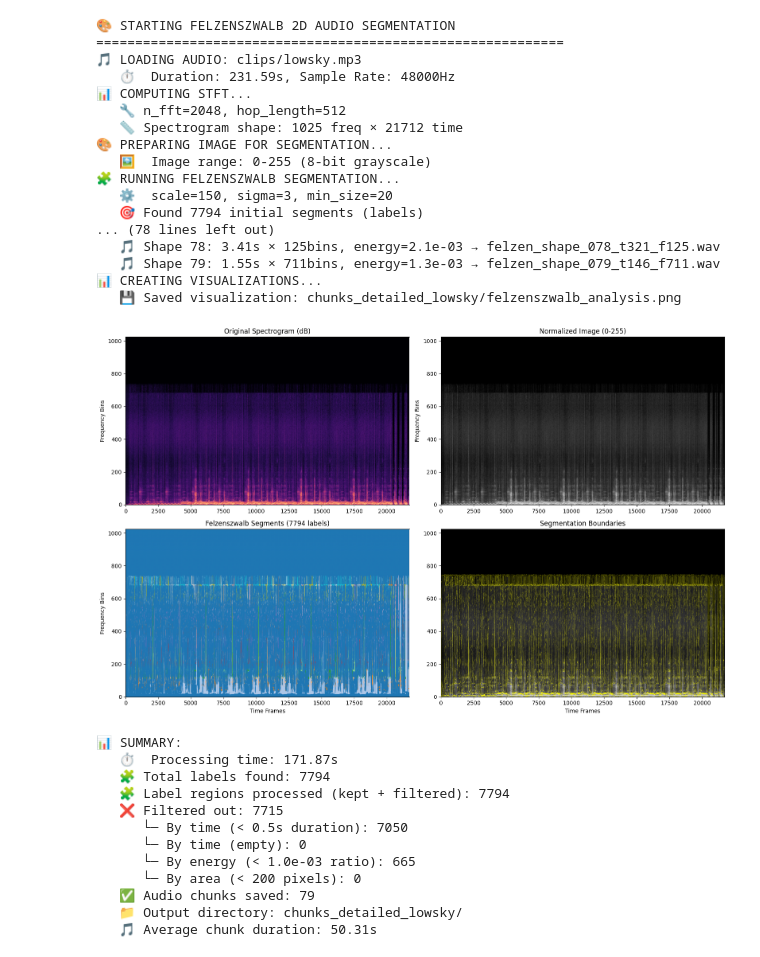
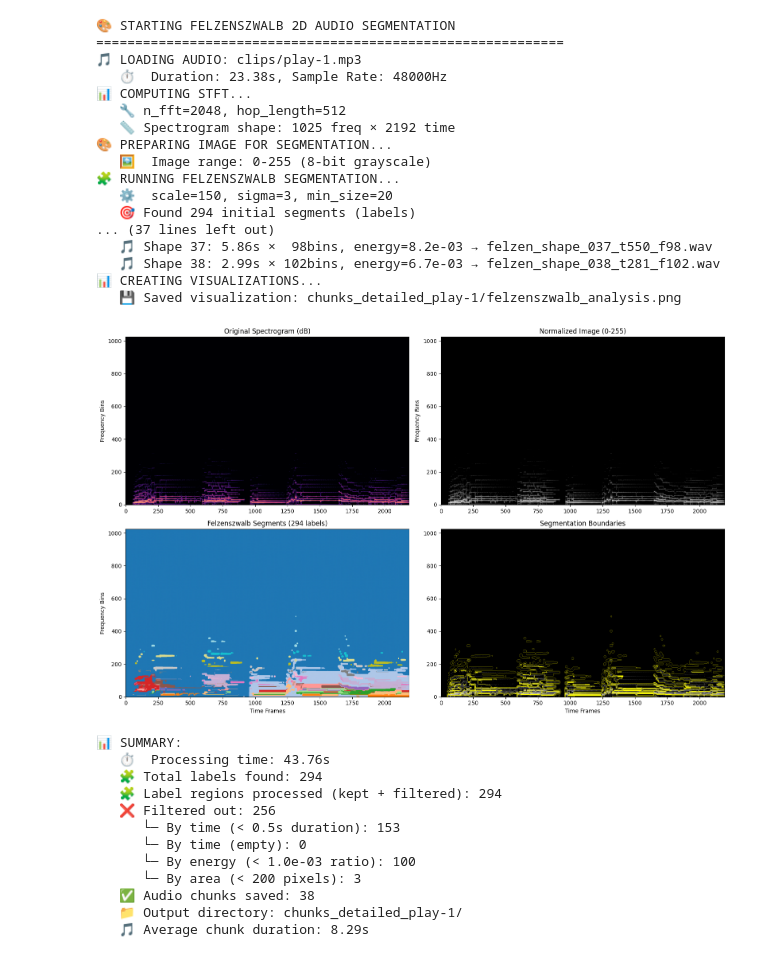
Before and after one commit to svvimming/fuites-anarchive, a Jupyter notebook: packages/compost/sound/sound_chunking.ipynb, the cells around one changed output. Drawn from its saved outputs; the diff is of its cells as text; code cells hidden in the pictures.

```diff
--- a/packages/compost/sound/sound_chunking.ipynb
+++ b/packages/compost/sound/sound_chunking.ipynb
@@ -86,12 +86,11 @@ def split_audio_felzenszwalb_2d(
     filtered_by_time = 0
     filtered_by_time_empty = 0
 
-    for lab_idx, lab in enumerate(unique_labels):
-        mask_lab = (segments == lab)          # use the label mask directly
-        comp_mask = mask_lab                  # no connected-components; treat whole label as one
+    for _, label in enumerate(unique_labels):
+        chunk_mask = (segments == label)          # use the label mask directly
 
         # Filter 1: Time span too short
-        time_mask = np.any(comp_mask, axis=0)
+        time_mask = np.any(chunk_mask, axis=0)
         min_time_frames = int(min_time_seconds * sr / hop_length)
         if time_mask.sum() < min_time_frames:
             filtered_shapes += 1
@@ -99,7 +98,7 @@ def split_audio_felzenszwalb_2d(
             continue
 
         # Filter 2: Energy too low
-        energy = float(S[comp_mask].sum())
+        energy = float(S[chunk_mask].sum())
         energy_ratio = energy / total_energy
         if energy_ratio < min_energy_ratio:
             filtered_shapes += 1
@@ -107,7 +106,7 @@ def split_audio_felzenszwalb_2d(
             continue
 
         # Filter 3: Area too small
-        area = int(comp_mask.sum())
+        area = int(chunk_mask.sum())
         if area < min_area_pixels:
             filtered_shapes += 1
             filtered_by_area += 1
@@ -116,7 +115,7 @@ def split_audio_felzenszwalb_2d(
         # Calculate shape boundaries
         t0 = int(np.argmax(time_mask))
         t1 = int(len(time_mask) - np.argmax(time_mask[::-1]) - 1)
-        freq_mask = np.any(comp_mask, axis=1)
+        freq_mask = np.any(chunk_mask, axis=1)
         f0 = int(np.argmax(freq_mask))
         f1 = int(len(freq_mask) - np.argmax(freq_mask[::-1]) - 1)
 
@@ -124,7 +123,7 @@ def split_audio_felzenszwalb_2d(
         freq_span = f1 - f0 + 1
 
         # 🎵 RECONSTRUCT AUDIO: Mask the complex STFT with this label region
-        D_masked = D * comp_mask.astype(D.dtype)
+        D_masked = D * chunk_mask.astype(D.dtype)
         y_rec = librosa.istft(D_masked, hop_length=hop_length, length=len(y))
 
         # Slice to the time span of this shape for a concise chunk
@@ -202,52 +201,52 @@ def split_audio_felzenszwalb_2d(
         print(f"   🎵 Average chunk duration: {np.mean([len(sf.read(p)[0])/sr for p in saved_paths[:5]]):.2f}s")
     else:
         print(f"   🎵 Average chunk duration: n/a")
 
     return saved_paths
 
 # 🚀 RUN THE SEGMENTATION
 print("🎨 STARTING FELZENSZWALB 2D AUDIO SEGMENTATION")
 print("=" * 60)
-song_path = "clips/lowsky.mp3"
+song_path = "clips/play-1.mp3"
 shapes = split_audio_felzenszwalb_2d(
     song_path,
     output_dir=f"chunks_detailed_{song_path.split('/')[-1].split('.')[0]}",
     scale=150,      # Lower = more segments
     sigma=3,        # Lower = sharper boundaries
     min_size=20,    # Larger = fewer tiny segments
     max_shapes=100,  # Limit output for testing
     min_area_pixels=200,
     min_time_seconds=0.5,  # Minimum duration in seconds
     min_energy_ratio=1e-3
 )
 # %% [output]
 🎨 STARTING FELZENSZWALB 2D AUDIO SEGMENTATION
 ============================================================
-🎵 LOADING AUDIO: clips/lowsky.mp3
-   ⏱️  Duration: 231.59s, Sample Rate: 48000Hz
+🎵 LOADING AUDIO: clips/play-1.mp3
+   ⏱️  Duration: 23.38s, Sample Rate: 48000Hz
 📊 COMPUTING STFT...
    🔧 n_fft=2048, hop_length=512
-   📏 Spectrogram shape: 1025 freq × 21712 time
+   📏 Spectrogram shape: 1025 freq × 2192 time
 🎨 PREPARING IMAGE FOR SEGMENTATION...
    🖼️  Image range: 0-255 (8-bit grayscale)
 🧩 RUNNING FELZENSZWALB SEGMENTATION...
    ⚙️  scale=150, sigma=3, min_size=20
-   🎯 Found 7794 initial segments (labels)
-... (78 lines left out)
-   🎵 Shape 78: 3.41s × 125bins, energy=2.1e-03 → felzen_shape_078_t321_f125.wav
-   🎵 Shape 79: 1.55s × 711bins, energy=1.3e-03 → felzen_shape_079_t146_f711.wav
+   🎯 Found 294 initial segments (labels)
+... (37 lines left out)
+   🎵 Shape 37: 5.86s ×  98bins, energy=8.2e-03 → felzen_shape_037_t550_f98.wav
+   🎵 Shape 38: 2.99s × 102bins, energy=6.7e-03 → felzen_shape_038_t281_f102.wav
 📊 CREATING VISUALIZATIONS...
-   💾 Saved visualization: chunks_detailed_lowsky/felzenszwalb_analysis.png
+   💾 Saved visualization: chunks_detailed_play-1/felzenszwalb_analysis.png
-[figure, old version]
+[figure, new version]
 📊 SUMMARY:
-   ⏱️  Processing time: 171.87s
-   🧩 Total labels found: 7794
-   🧩 Label regions processed (kept + filtered): 7794
-   ❌ Filtered out: 7715
-      └─ By time (< 0.5s duration): 7050
+   ⏱️  Processing time: 43.76s
+   🧩 Total labels found: 294
+   🧩 Label regions processed (kept + filtered): 294
+   ❌ Filtered out: 256
+      └─ By time (< 0.5s duration): 153
       └─ By time (empty): 0
-      └─ By energy (< 1.0e-03 ratio): 665
-      └─ By area (< 200 pixels): 0
-   ✅ Audio chunks saved: 79
-   📁 Output directory: chunks_detailed_lowsky/
-   🎵 Average chunk duration: 50.31s
+      └─ By energy (< 1.0e-03 ratio): 100
+      └─ By area (< 200 pixels): 3
+   ✅ Audio chunks saved: 38
+   📁 Output directory: chunks_detailed_play-1/
+   🎵 Average chunk duration: 8.29s
```
Also changed, not shown: 2 other files.
